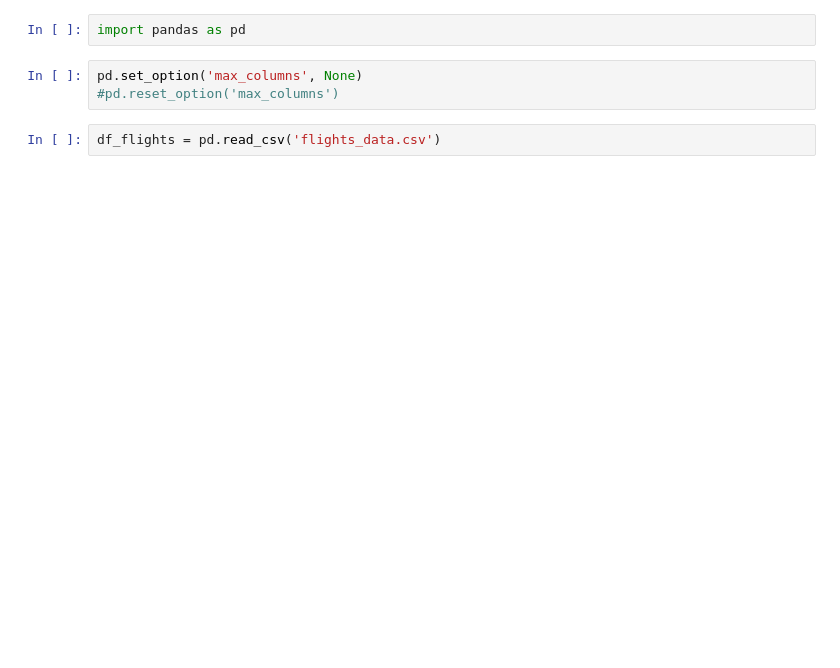
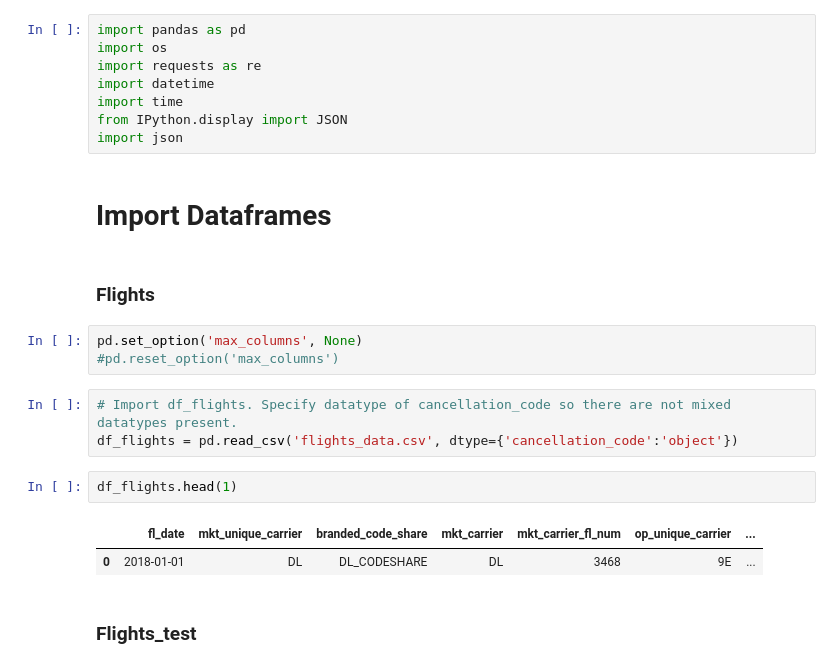
Before and after one commit to NB094/LHL_Midterm_1, a Jupyter notebook: Nik_feature_engineering.ipynb, the cells around one changed output. Saved outputs shown, nothing was run; the diff lists cells and outputs as text; blank space fills up the shorter version.

```diff
--- a/Nik_feature_engineering.ipynb
+++ b/Nik_feature_engineering.ipynb
@@ -1,7 +1,25 @@
 # %%
 import pandas as pd
+import os
+import requests as re
+import datetime
+import time
+from IPython.display import JSON
+import json
+# %% [markdown]
+# Import Dataframes
+# %% [markdown]
+### Flights
 # %%
 pd.set_option('max_columns', None)
 #pd.reset_option('max_columns')
 # %%
-df_flights = pd.read_csv('flights_data.csv')
+# Import df_flights. Specify datatype of cancellation_code so there are not mixed datatypes present.
+df_flights = pd.read_csv('flights_data.csv', dtype={'cancellation_code':'object'})
+# %%
+df_flights.head(1)
+# %% [output]
+|  | fl_date | mkt_unique_carrier | branded_code_share | mkt_carrier | mkt_carrier_fl_num | op_unique_carrier | ... |
+| 0 | 2018-01-01 | DL | DL_CODESHARE | DL | 3468 | 9E | ... |
+# %% [markdown]
+### Flights_test
```
Also changed, not shown: parts of 25 cells of this notebook, 3 other files.
